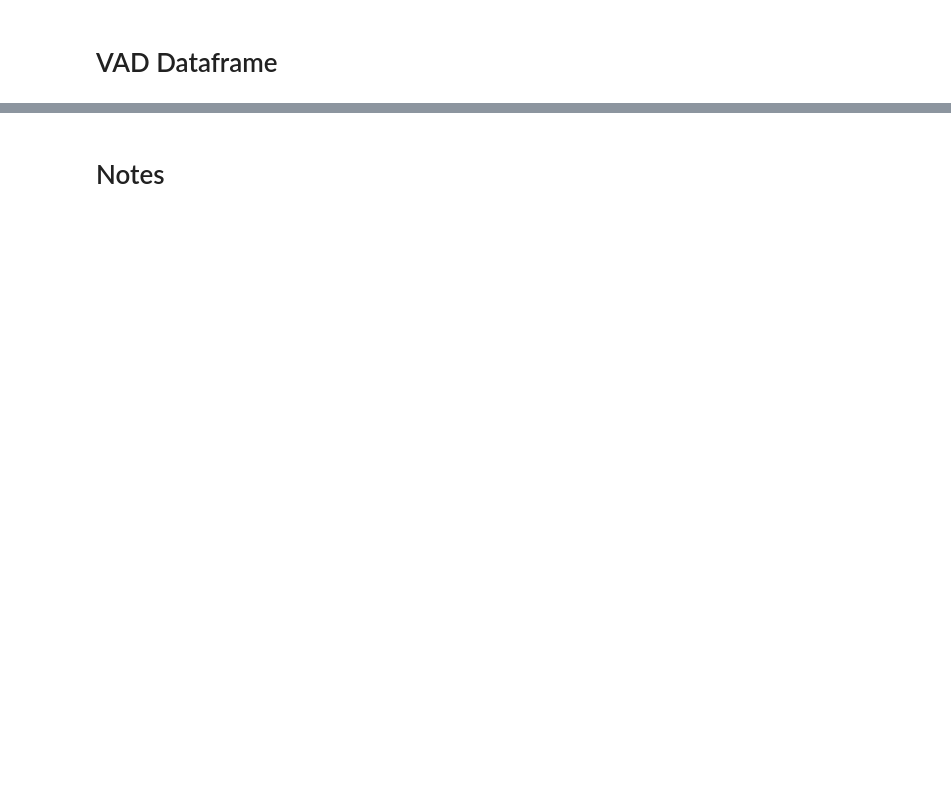
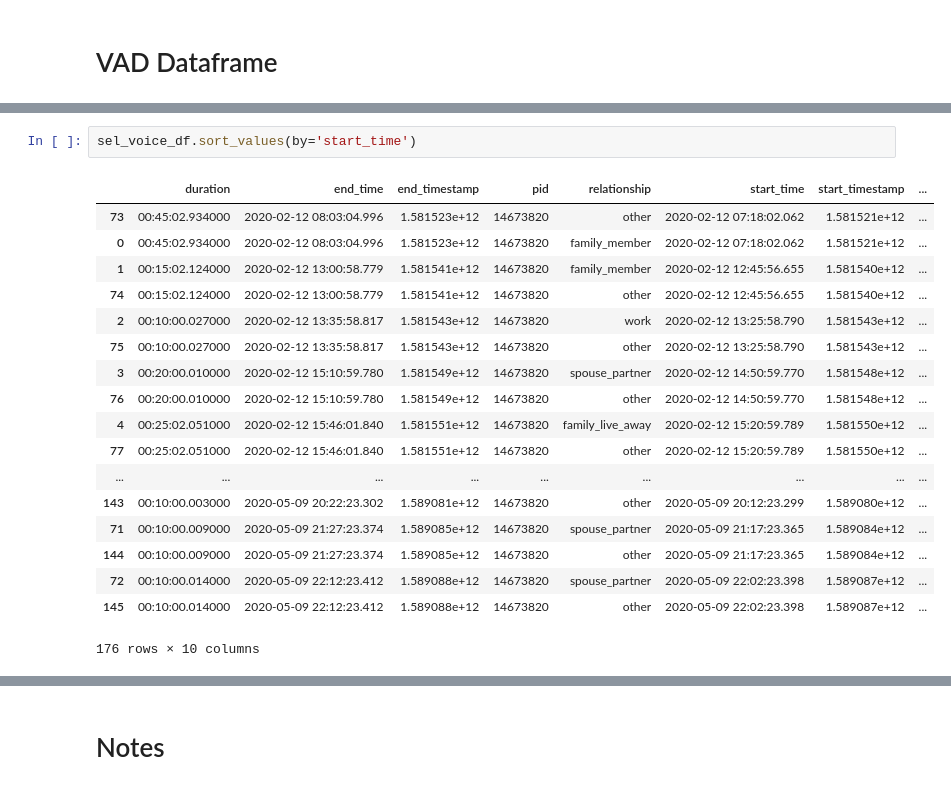
Before and after one commit to tliu526/lifesense, a Jupyter notebook: vad-exploration.ipynb, the cells around one changed output, grey strips where cells are left out. Saved outputs shown, nothing was run; the diff lists cells and outputs as text; blank space fills up the shorter version.

```diff
--- a/vad-exploration.ipynb
+++ b/vad-exploration.ipynb
@@ -266,0 +292,21 @@ vad_df[['level', 'observed', 'power', 'smooth_mode', 'smooth_window']]
+# %%
+sel_voice_df.sort_values(by='start_time')
+# %% [output]
+|  | duration | end_time | end_timestamp | pid | relationship | start_time | start_timestamp | ... |
+| 73 | 00:45:02.934000 | 2020-02-12 08:03:04.996 | 1.581523e+12 | 14673820 | other | 2020-02-12 07:18:02.062 | 1.581521e+12 | ... |
+| 0 | 00:45:02.934000 | 2020-02-12 08:03:04.996 | 1.581523e+12 | 14673820 | family_member | 2020-02-12 07:18:02.062 | 1.581521e+12 | ... |
+| 1 | 00:15:02.124000 | 2020-02-12 13:00:58.779 | 1.581541e+12 | 14673820 | family_member | 2020-02-12 12:45:56.655 | 1.581540e+12 | ... |
+| 74 | 00:15:02.124000 | 2020-02-12 13:00:58.779 | 1.581541e+12 | 14673820 | other | 2020-02-12 12:45:56.655 | 1.581540e+12 | ... |
+| 2 | 00:10:00.027000 | 2020-02-12 13:35:58.817 | 1.581543e+12 | 14673820 | work | 2020-02-12 13:25:58.790 | 1.581543e+12 | ... |
+| 75 | 00:10:00.027000 | 2020-02-12 13:35:58.817 | 1.581543e+12 | 14673820 | other | 2020-02-12 13:25:58.790 | 1.581543e+12 | ... |
+| 3 | 00:20:00.010000 | 2020-02-12 15:10:59.780 | 1.581549e+12 | 14673820 | spouse_partner | 2020-02-12 14:50:59.770 | 1.581548e+12 | ... |
+| 76 | 00:20:00.010000 | 2020-02-12 15:10:59.780 | 1.581549e+12 | 14673820 | other | 2020-02-12 14:50:59.770 | 1.581548e+12 | ... |
+| 4 | 00:25:02.051000 | 2020-02-12 15:46:01.840 | 1.581551e+12 | 14673820 | family_live_away | 2020-02-12 15:20:59.789 | 1.581550e+12 | ... |
+| 77 | 00:25:02.051000 | 2020-02-12 15:46:01.840 | 1.581551e+12 | 14673820 | other | 2020-02-12 15:20:59.789 | 1.581550e+12 | ... |
+| ... | ... | ... | ... | ... | ... | ... | ... | ... |
+| 143 | 00:10:00.003000 | 2020-05-09 20:22:23.302 | 1.589081e+12 | 14673820 | other | 2020-05-09 20:12:23.299 | 1.589080e+12 | ... |
+| 71 | 00:10:00.009000 | 2020-05-09 21:27:23.374 | 1.589085e+12 | 14673820 | spouse_partner | 2020-05-09 21:17:23.365 | 1.589084e+12 | ... |
+| 144 | 00:10:00.009000 | 2020-05-09 21:27:23.374 | 1.589085e+12 | 14673820 | other | 2020-05-09 21:17:23.365 | 1.589084e+12 | ... |
+| 72 | 00:10:00.014000 | 2020-05-09 22:12:23.412 | 1.589088e+12 | 14673820 | spouse_partner | 2020-05-09 22:02:23.398 | 1.589087e+12 | ... |
+| 145 | 00:10:00.014000 | 2020-05-09 22:12:23.412 | 1.589088e+12 | 14673820 | other | 2020-05-09 22:02:23.398 | 1.589087e+12 | ... |
+176 rows × 10 columns
```
Also changed, not shown: parts of 41 cells of this notebook.
